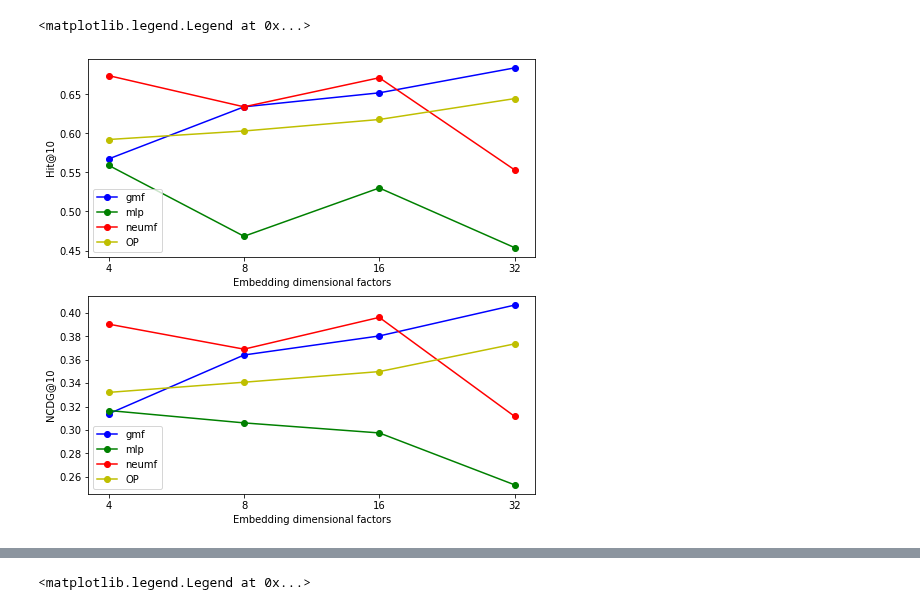
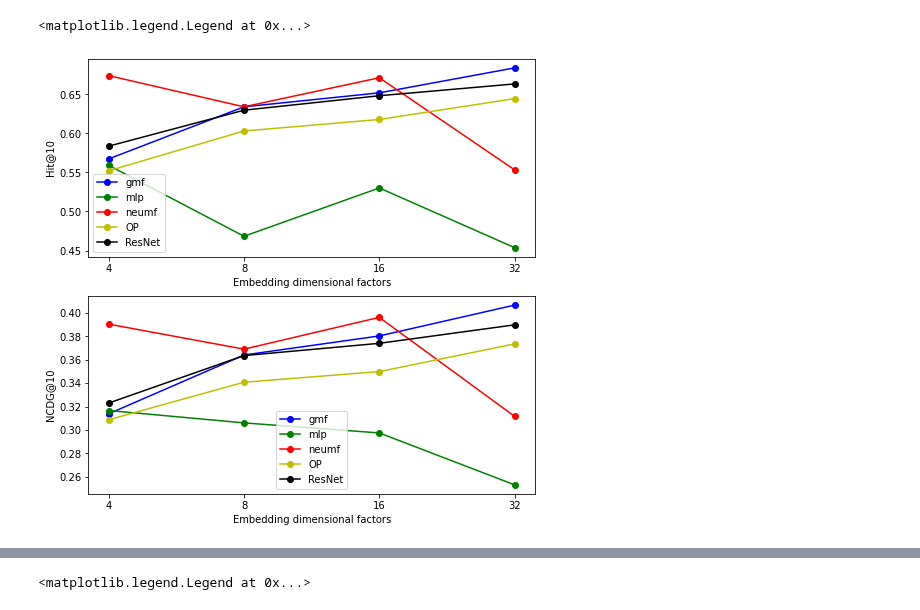
Before and after one commit to JNishimura/Deep-Learning-Recommenders, a Jupyter notebook: GMF.ipynb, the cells around one changed output, grey strips where cells are left out. Drawn from its saved outputs; the diff is of its cells as text; code cells hidden in the pictures.

```diff
--- a/GMF.ipynb
+++ b/GMF.ipynb
@@ -315,36 +326,40 @@ yGMF_hit = [0.5673, .6339, .6518, .6837]
 yGMF_ncdg = [.3138, .3641, .3804, .4068]
 yMLP_hit = [.559, .4683, .5301, .4538]
 yMLP_ncdg = [.3166, .306, .2974, .253]
 yneumf_hit = [.6738, .6339, .6711, .5533]
 yneumf_ncdg = [.3905, .3691, .3963, .3116]
 yOP_hit = [.5521, .603, .6177, .6444]
 yOP_ncdg = [.3087,.3408, .3499, .3736]
+yres_hit=[.5836, .6296, .6481, .6632]
+yres_ncdg=[.323, .3636, .3741, .3899]
 fig = plt.figure(1, figsize=(8,8))
 ax1 = fig.add_subplot(211)
 ax1.axes.set_xlabel('Embedding dimensional factors')
 ax1.axes.set_ylabel('Hit@10')
 ax1.axes.set_xticks([1,2,3,4])
 ax1.axes.set_xticklabels(x)
 
 ax1.plot([1,2,3,4], yGMF_hit, 'bo-')
 ax1.plot([1,2,3,4], yMLP_hit, 'go-')
 ax1.plot([1,2,3,4], yneumf_hit, 'ro-')
 ax1.plot([1,2,3,4], yOP_hit, 'yo-')
-ax1.legend(['gmf', 'mlp', 'neumf', 'OP'])
+ax1.plot([1,2,3,4], yres_hit, 'ko-')
+ax1.legend(['gmf', 'mlp', 'neumf', 'OP', 'ResNet'])
 
 ax2 = fig.add_subplot(212)
 ax2.axes.set_xlabel('Embedding dimensional factors')
 ax2.axes.set_ylabel('NCDG@10')
 ax2.axes.set_xticks([1,2,3,4])
 ax2.axes.set_xticklabels(x)
 ax2.plot([1,2,3,4], yGMF_ncdg, 'bo-')
 ax2.plot([1,2,3,4], yMLP_ncdg, 'go-')
 ax2.plot([1,2,3,4], yneumf_ncdg, 'ro-')
 ax2.plot([1,2,3,4], yOP_ncdg, 'yo-')
-ax2.legend(['gmf', 'mlp', 'neumf', 'OP'])
+ax2.plot([1,2,3,4], yres_ncdg, 'ko-')
+ax2.legend(['gmf', 'mlp', 'neumf', 'OP', 'ResNet'])
 # %% [output]
 <matplotlib.legend.Legend at 0x...>
-[figure, old version]
+[figure, new version]
 # %%
 x=range(0,11)
 x = list(x)
```
Also changed, not shown: parts of 6 cells of this notebook.
